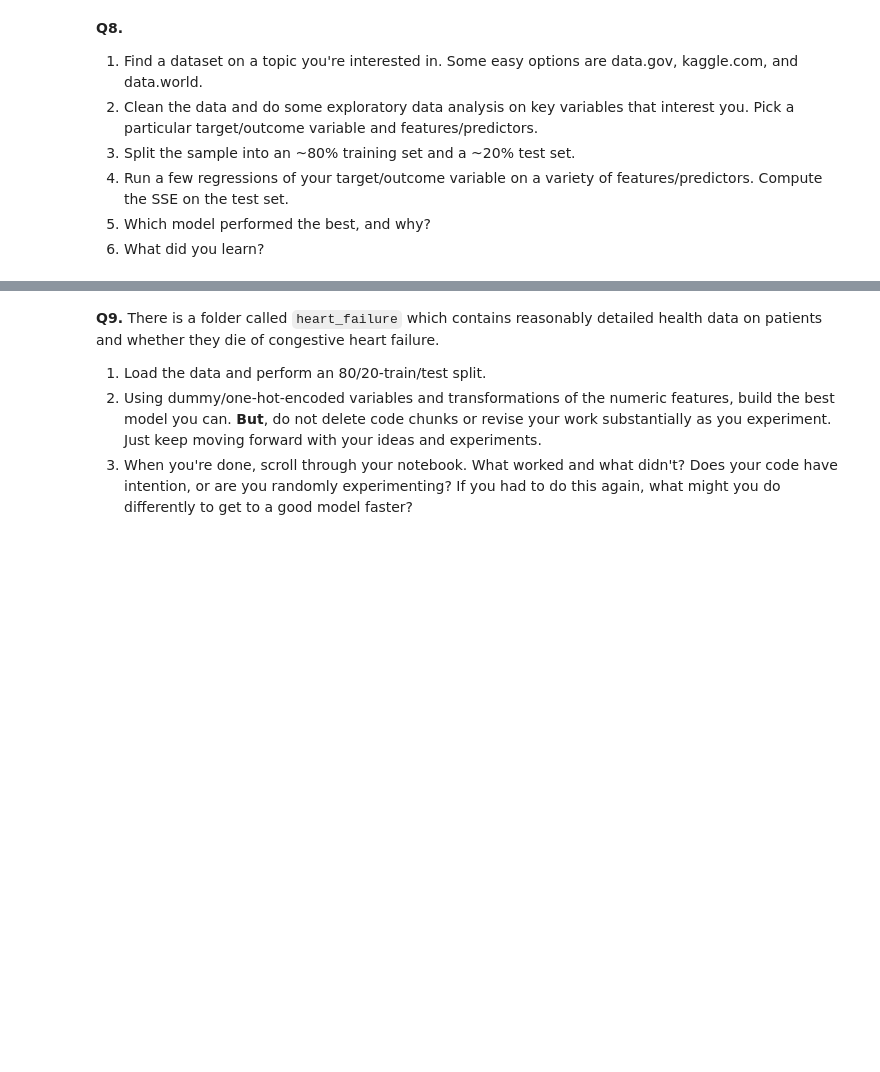
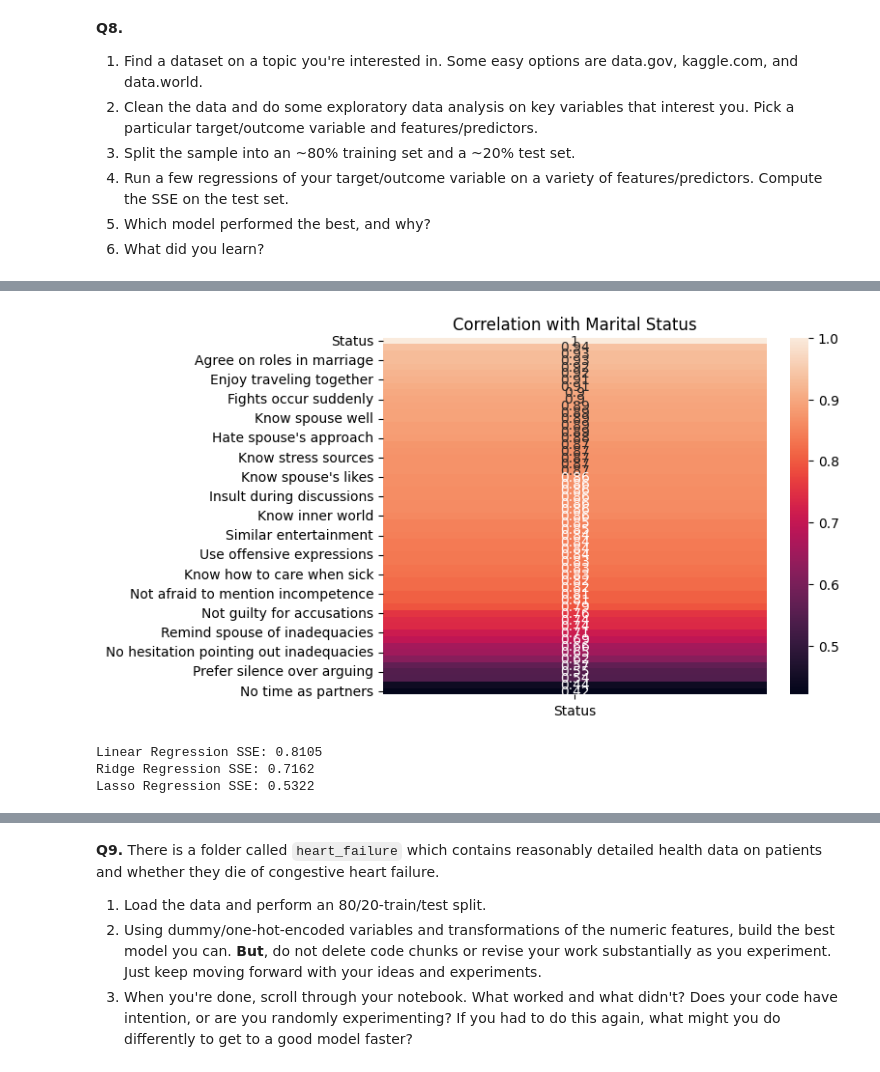
Before and after one commit to lommoberry/linearModels, a Jupyter notebook: assignment/assignment.ipynb, the cells around one changed output, grey strips where cells are left out. Drawn from its saved outputs; the diff is of its cells as text; code cells hidden in the pictures; blank space fills up the shorter version.

```diff
--- a/assignment/assignment.ipynb
+++ b/assignment/assignment.ipynb
@@ -57,0 +188,9 @@ Two-stage Least squares
+# %%
+import seaborn as sns
+import matplotlib.pyplot as plt
+corr = df.corr()
+sns.heatmap(corr[["Status"]].sort_values(by="Status", ascending=False), annot=True)
+plt.title("Correlation with Marital Status")
+plt.show()
+# %% [output]
+[figure, added]
@@ -57,0 +205,22 @@ Two-stage Least squares
+# %%
+from sklearn.linear_model import LinearRegression, Ridge, Lasso
+from sklearn.metrics import mean_squared_error
+
+models = {
+    "Linear": LinearRegression(),
+    "Ridge": Ridge(alpha=1.0),
+    "Lasso": Lasso(alpha=0.1)
+}
+
+sse_results = {}
+
+for name, model in models.items():
+    model.fit(X_train, y_train)
+    y_pred = model.predict(X_test)
+    sse = ((y_test - y_pred) ** 2).sum()
+    sse_results[name] = sse
+    print(f"{name} Regression SSE: {sse:.4f}")
+# %% [output]
+Linear Regression SSE: 0.8105
+Ridge Regression SSE: 0.7162
+Lasso Regression SSE: 0.5322
```
Also changed, not shown: parts of 15 cells of this notebook, 1 other file.
